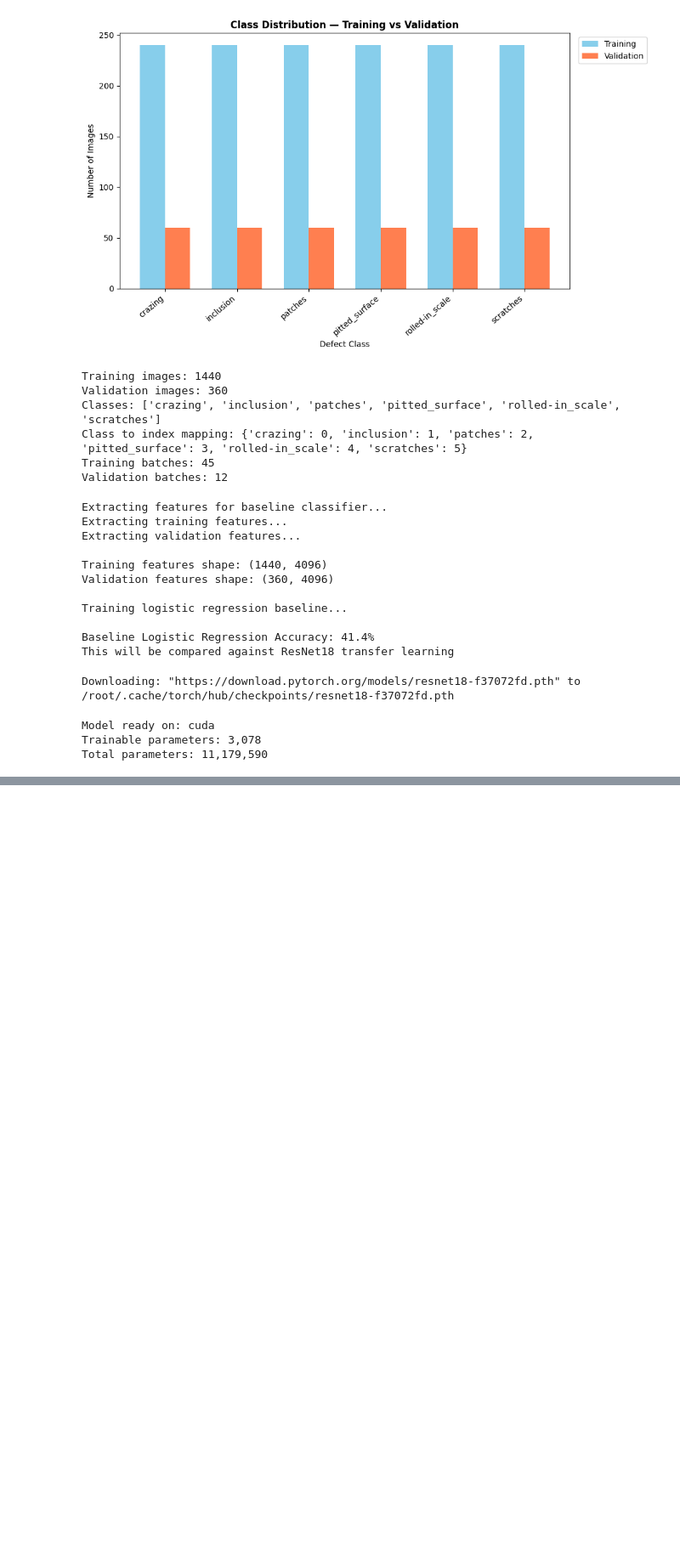
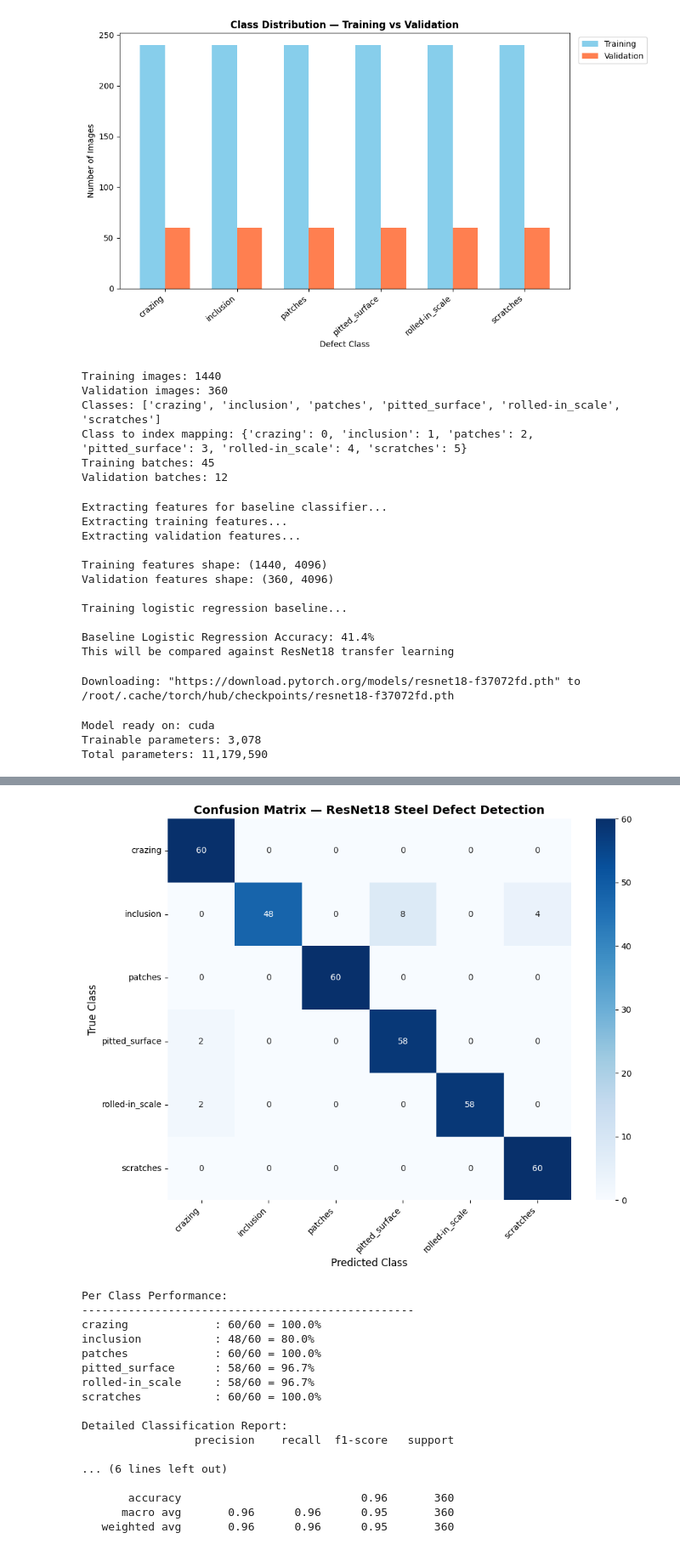
Before and after one commit to KaziZaber/steel-defect-detector, a Jupyter notebook: Steel_Defect_Detector.ipynb, the cells around one changed output, grey strips where cells are left out. Shown at 85% size. Drawn from its saved outputs; the diff is of its cells as text; code cells hidden in the pictures; blank space fills up the shorter version.

```diff
--- a/Steel_Defect_Detector.ipynb
+++ b/Steel_Defect_Detector.ipynb
@@ -474,2 +474,72 @@ Improvement: 53.0 percentage points
 [interactive output not drawn]
 [interactive output not drawn]
+# %%
+from sklearn.metrics import confusion_matrix, classification_report
+import seaborn as sns
+
+model.load_state_dict(torch.load('best_model.pth', map_location=device))
+model.eval()
+
+all_preds = []
+all_labels = []
+
+with torch.no_grad():
+    for inputs, labels in val_loader:
+        inputs, labels = inputs.to(device), labels.to(device)
+        outputs = model(inputs)
+        _, predicted = outputs.max(1)
+        all_preds.extend(predicted.cpu().numpy())
+        all_labels.extend(labels.cpu().numpy())
+
+cm = confusion_matrix(all_labels, all_preds)
+
+fig, ax = plt.subplots(figsize=(10, 8))
+sns.heatmap(
+    cm,
+    annot=True,
+    fmt='d',
+    cmap='Blues',
+    xticklabels=classes,
+    yticklabels=classes,
+    ax=ax
+)
+
+ax.set_title('Confusion Matrix — ResNet18 Steel Defect Detection',
+             fontweight='bold', fontsize=14)
+ax.set_xlabel('Predicted Class', fontsize=12)
+ax.set_ylabel('True Class', fontsize=12)
+plt.xticks(rotation=45, ha='right')
+plt.yticks(rotation=0)
+plt.tight_layout()
+plt.savefig('confusion_matrix.png', dpi=150)
+plt.show()
+
+print("\nPer Class Performance:")
+print("-" * 50)
+for i, cls in enumerate(classes):
+    class_total = cm[i].sum()
+    class_correct = cm[i][i]
+    class_acc = 100 * class_correct / class_total
+    print(f"{cls:20s}: {class_correct}/{class_total} = {class_acc:.1f}%")
+
+print("\nDetailed Classification Report:")
+print(classification_report(all_labels, all_preds, target_names=classes))
+# %% [output]
+[figure, added]
+Per Class Performance:
+--------------------------------------------------
+crazing             : 60/60 = 100.0%
+inclusion           : 48/60 = 80.0%
+patches             : 60/60 = 100.0%
+pitted_surface      : 58/60 = 96.7%
+rolled-in_scale     : 58/60 = 96.7%
+scratches           : 60/60 = 100.0%
+
+Detailed Classification Report:
+                 precision    recall  f1-score   support
+
+... (6 lines left out)
+
+       accuracy                           0.96       360
+      macro avg       0.96      0.96      0.95       360
+   weighted avg       0.96      0.96      0.95       360
```
Also changed, not shown: parts of 9 cells of this notebook.
